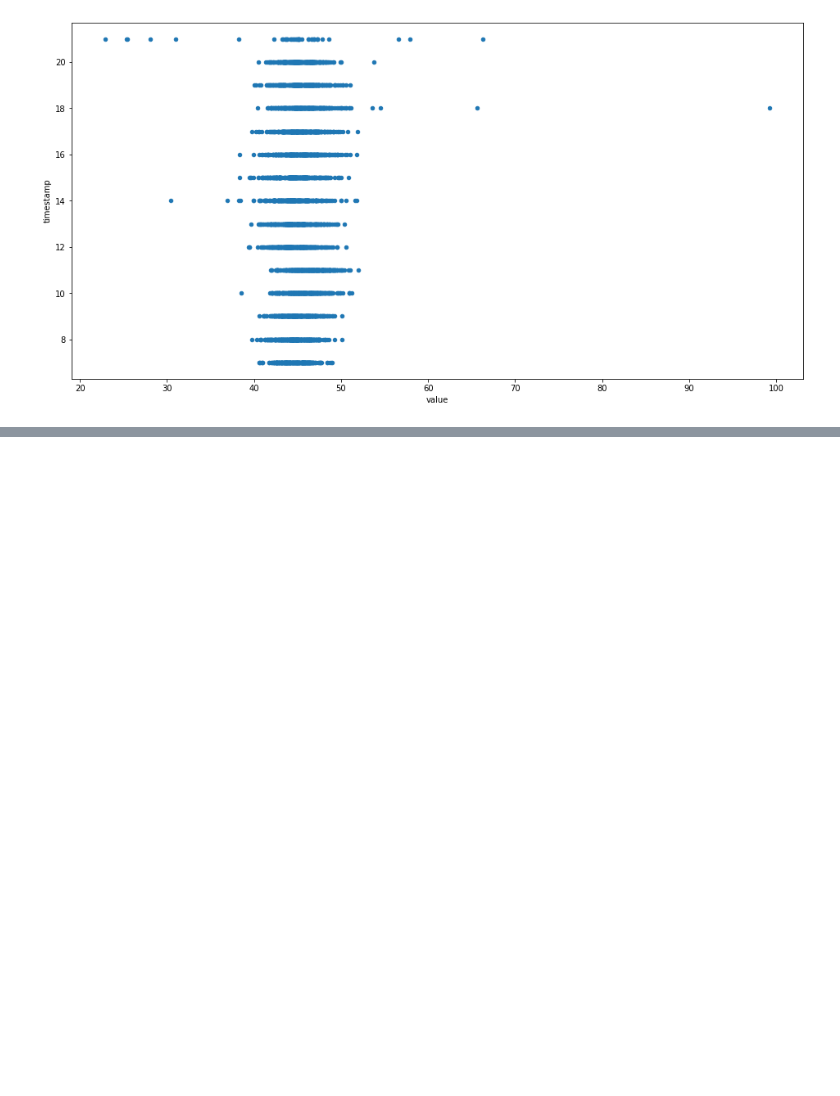
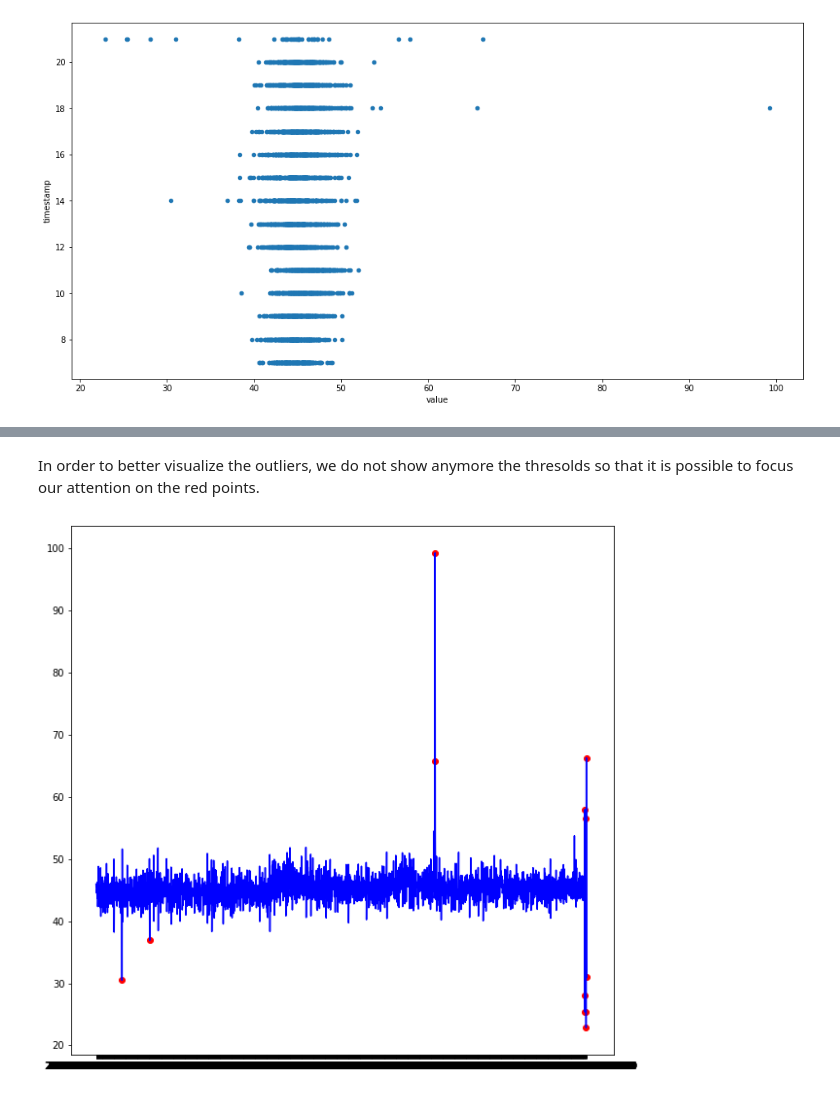
Before and after one commit to adrianomundo/II2202-research-methodology-scientific-writing, a Jupyter notebook: Quantitative_ex_aws.ipynb, the cells around one changed output, grey strips where cells are left out. Saved outputs shown, nothing was run; the diff lists cells and outputs as text; code cells hidden in the pictures; blank space fills up the shorter version.

```diff
--- a/Quantitative_ex_aws.ipynb
+++ b/Quantitative_ex_aws.ipynb
@@ -141,0 +199,3 @@ plt.show()
+# %%
+df = P[u_data]
+df.describe()
@@ -141,0 +254,5 @@ plt.show()
+# %%
+df['outlier'] = 0
+for a in results['alarms']:
+    df['outlier'].iloc[a] = 1
+display(df[df['outlier']==1])
@@ -141,0 +286,12 @@ plt.show()
+# %% [markdown]
+In order to better visualize the outliers, we do not show anymore the thresolds so that it is possible to focus our attention on the red points.
+# %%
+fig, ax = plt.subplots()
+
+a = df.loc[df['outlier'] == 1, ['timestamp', 'value']] #anomaly
+
+ax.plot(df['timestamp'], df['value'], color='blue')
+ax.scatter(a['timestamp'],a['value'], color='red')
+plt.show()
+# %% [output]
+[figure, added]
```
Also changed, not shown: parts of 19 cells of this notebook, 2 other files.
